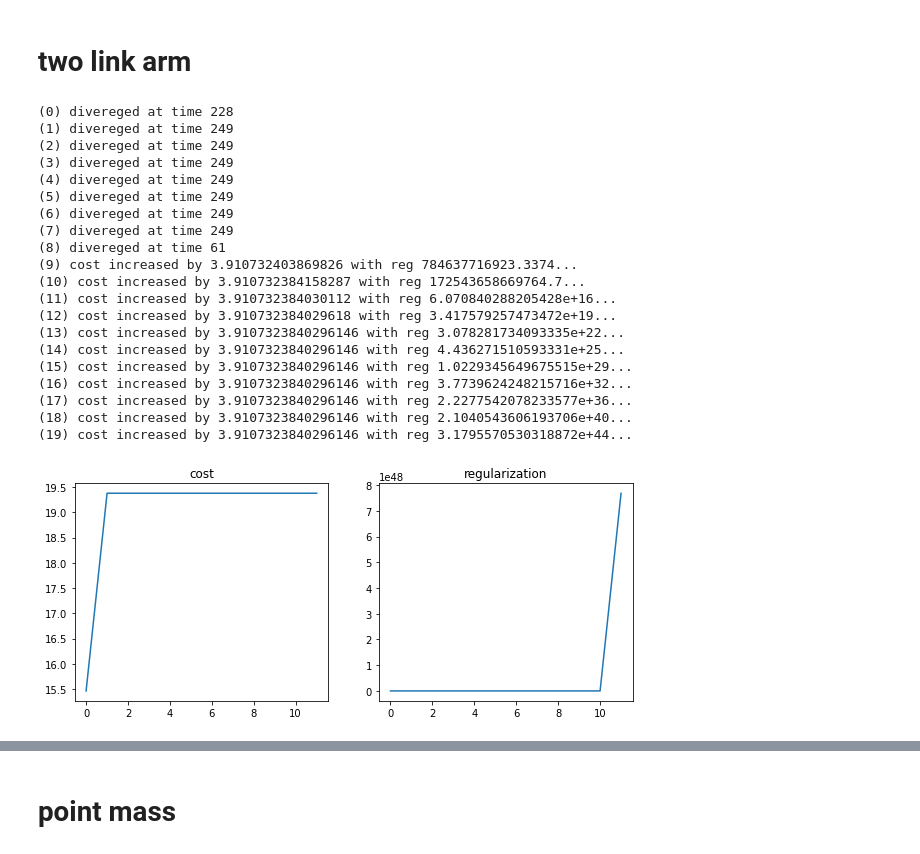
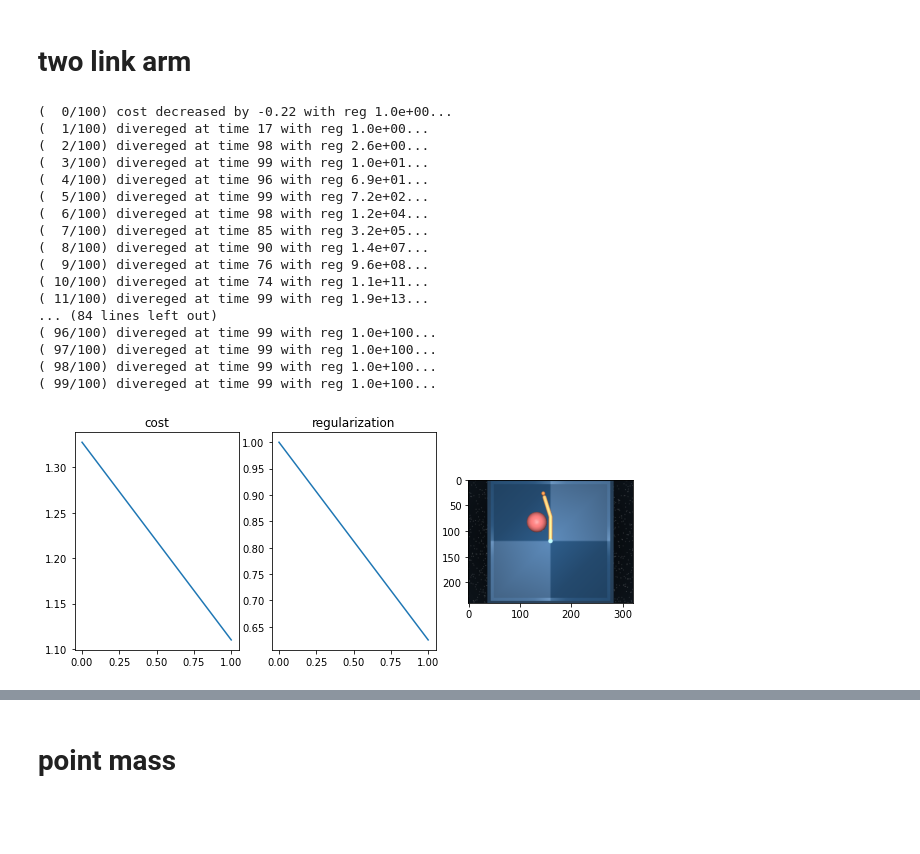
Before and after one commit to richard-warren/rl_sandbox, a Jupyter notebook: ilqr_demo.ipynb, the cells around one changed output, grey strips where cells are left out. Drawn from its saved outputs; the diff is of its cells as text; code cells hidden in the pictures; blank space fills up the shorter version.

```diff
--- a/ilqr_demo.ipynb
+++ b/ilqr_demo.ipynb
@@ -169,34 +163,32 @@ def iLQR(env, iterations=100,
 # two link arm
 # %%
 # run ilqr
-env = Arm(control_wgt=1)
-actions, history = iLQR(env, iterations=20, reg=1, alpha=1, verbose=True, reg_lims=(1e-6, 1e100))
+env = Arm()
+actions, history = iLQR(env, iterations=100, reg=1, alpha=1, verbose=True, reg_lims=(1e-6, 1e100))
 
-ax = plt.subplots(1,2, figsize=(10,4))[1];
+ax = plt.subplots(1, 3, figsize=(10,4))[1];
 ax[0].plot(history['cost']); ax[0].set_title('cost');
 ax[1].plot(history['reg']);  ax[1].set_title('regularization');
+ax[2].imshow(env.render());
 # %% [output]
-(0) divereged at time 228
-(1) divereged at time 249
-(2) divereged at time 249
-(3) divereged at time 249
-(4) divereged at time 249
-(5) divereged at time 249
-(6) divereged at time 249
-(7) divereged at time 249
-(8) divereged at time 61
-(9) cost increased by 3.910732403869826 with reg 784637716923.3374...
-(10) cost increased by 3.910732384158287 with reg 172543658669764.7...
-(11) cost increased by 3.910732384030112 with reg 6.070840288205428e+16...
-(12) cost increased by 3.910732384029618 with reg 3.417579257473472e+19...
-(13) cost increased by 3.9107323840296146 with reg 3.078281734093335e+22...
-(14) cost increased by 3.9107323840296146 with reg 4.436271510593331e+25...
-(15) cost increased by 3.9107323840296146 with reg 1.0229345649675515e+29...
-(16) cost increased by 3.9107323840296146 with reg 3.7739624248215716e+32...
-(17) cost increased by 3.9107323840296146 with reg 2.2277542078233577e+36...
-(18) cost increased by 3.9107323840296146 with reg 2.1040543606193706e+40...
-(19) cost increased by 3.9107323840296146 with reg 3.1795570530318872e+44...
+(  0/100) cost decreased by -0.22 with reg 1.0e+00...
+(  1/100) divereged at time 17 with reg 1.0e+00...
+(  2/100) divereged at time 98 with reg 2.6e+00...
+(  3/100) divereged at time 99 with reg 1.0e+01...
+(  4/100) divereged at time 96 with reg 6.9e+01...
+(  5/100) divereged at time 99 with reg 7.2e+02...
+(  6/100) divereged at time 98 with reg 1.2e+04...
+(  7/100) divereged at time 85 with reg 3.2e+05...
+(  8/100) divereged at time 90 with reg 1.4e+07...
+(  9/100) divereged at time 76 with reg 9.6e+08...
+( 10/100) divereged at time 74 with reg 1.1e+11...
+( 11/100) divereged at time 99 with reg 1.9e+13...
+... (84 lines left out)
+( 96/100) divereged at time 99 with reg 1.0e+100...
+( 97/100) divereged at time 99 with reg 1.0e+100...
+( 98/100) divereged at time 99 with reg 1.0e+100...
+( 99/100) divereged at time 99 with reg 1.0e+100...
-[figure, old version]
+[figure, new version]
 # %%
 # show video
 env.reset(reset_target=False)
```
Also changed, not shown: parts of 7 cells of this notebook, 1 other file.
